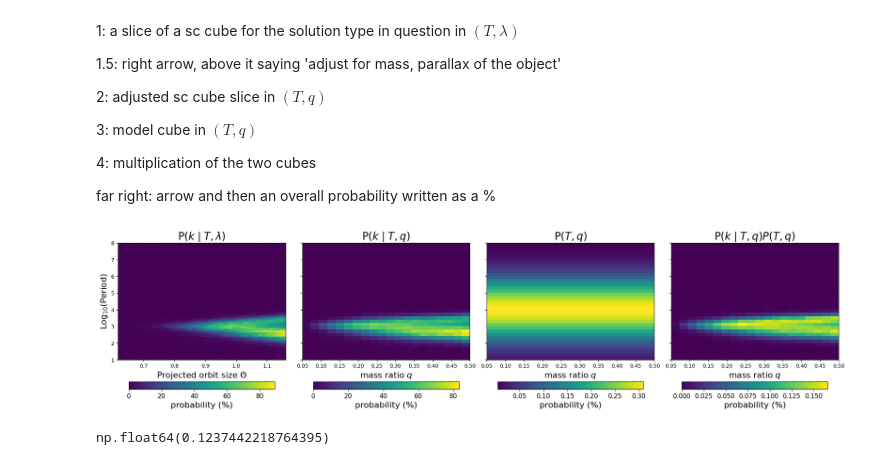
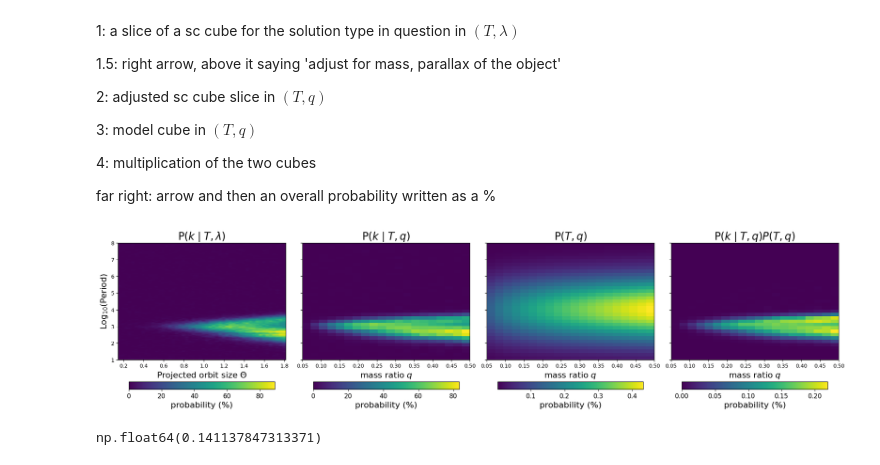
Before and after one commit to BenPennell/BrownDwarfProbabilities, a Jupyter notebook: demonstration_plot.ipynb, the cells around one changed output. Saved outputs shown, nothing was run; the diff lists cells and outputs as text; code cells hidden in the pictures.

```diff
--- a/demonstration_plot.ipynb
+++ b/demonstration_plot.ipynb
@@ -34,7 +34,6 @@ t_loaded = Table.read('./data/200pc_mdwarfs_reduced.fits', format='fits')
 target_object = {
     'mass': 0.3,
     'parallax': 7,
-    'solution_type': 12,
     'soltype_index': 1
 }
 # %%
@@ -48,7 +47,7 @@ using_qs = np.linspace(0.05,0.5,grid_size[1]+2)
 adjusted_sc_cube = Sampler.compute_grid(target_object, sc_cubes, using_periods[1:-2], using_qs[1:-2], q_space=True)
 
 #3 choose model
-model_cube = Sampler.create_model_cube(grid_size, p_model=(4,1.3))
+model_cube = Sampler.create_model_cube(grid_size, p_model=(4,1.3), q_model=0.5)
 
 #4 multiply together
 convolved_cube = adjusted_sc_cube*model_cube
@@ -65,36 +64,36 @@ fig, axs = plt.subplots(1, 4, figsize=(20,5), sharey=True)
 
 axs[0].set_ylabel(r'Log$_{10}$(Period)', fontsize=labelsize)
 axs[0].set_xlabel(r'Projected orbit size $\Theta$', fontsize=labelsize)
 axs[1].set_xlabel(r'mass ratio $q$', fontsize=labelsize)
 axs[2].set_xlabel(r'mass ratio $q$', fontsize=labelsize)
 axs[3].set_xlabel(r'mass ratio $q$', fontsize=labelsize)
 
 axs[0].set_title(r'P$(k\mid T,\lambda)$', fontsize=titlesize)
 axs[1].set_title(r'P$(k\mid T,q)$', fontsize=titlesize)
 axs[2].set_title(r'P$(T,q)$', fontsize=titlesize)
 axs[3].set_title(r'P$(k\mid T,q)P(T,q)$', fontsize=titlesize)
 
-im0 = plot_imshow(axs[0], 100*sc_cube, np.log10(sc_cubes["meta"]["periods"]), np.array(sc_cubes["meta"]["lambdas"][1])**(1/4))
+im0 = plot_imshow(axs[0], 100*sc_cube, np.log10(sc_cubes["meta"]["periods"]), np.array(sc_cubes["meta"]["lambdas"][1]))
 im1 = plot_imshow(axs[1], 100*adjusted_sc_cube, using_periods, using_qs)
 im2 = plot_imshow(axs[2], 100*model_cube, using_periods, using_qs)
 im3 = plot_imshow(axs[3], 100*convolved_cube, using_periods, using_qs)
 
 for ax, im in zip(axs, [im0, im1, im2, im3]):
     cbar = fig.colorbar(
         im,
         ax=ax,
         orientation="horizontal",
         pad=0.15,      # distance from plot
         fraction=0.05,  # thickness
     )
     cbar.ax.tick_params(labelsize=12)
     cbar.set_label("probability (%)", size=16)
 
 plt.tight_layout()
 plt.savefig("./plots/demonstration.jpg");
 # %% [output]
-[figure, old version]
+[figure, new version]
 # %%
 convolved_cube.sum()
 # %% [output]
-np.float64(0.1237442218764395)
+np.float64(0.141137847313371)
```
Also changed, not shown: 7 other files.
